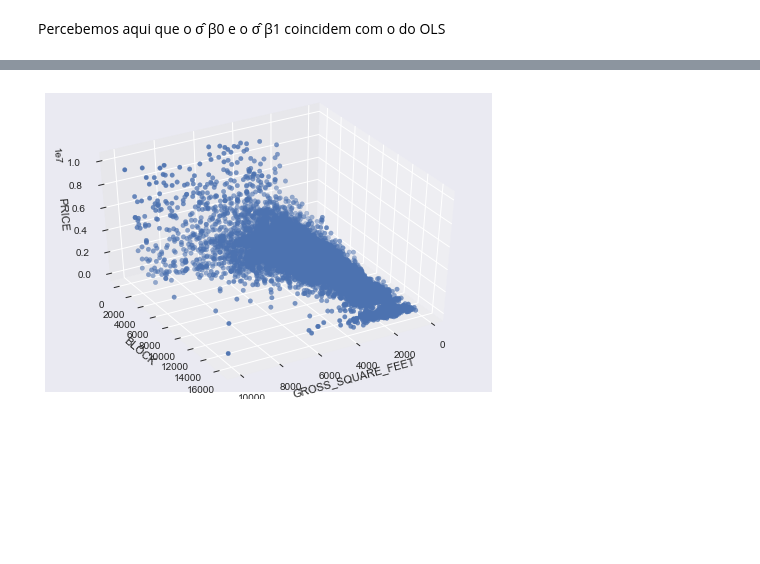
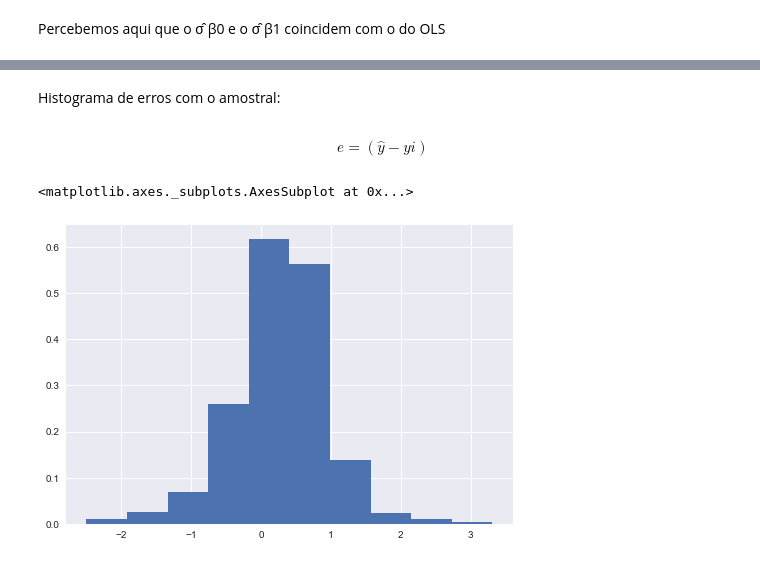
Before and after one commit to AntonioAndraues/Pj3_Ciencia_dos_Dados, a Jupyter notebook: Projeto+3+ (1).ipynb, the cells around one changed output, grey strips where cells are left out. Drawn from its saved outputs; the diff is of its cells as text; code cells hidden in the pictures; blank space fills up the shorter version.

```diff
--- a/Projeto+3+ (1).ipynb
+++ b/Projeto+3+ (1).ipynb
@@ -272,19 +264,25 @@ Percebemos aqui que o σ̂ β0 e o σ̂ β1 coincidem com o do OLS
+# %% [markdown]
+Histograma de erros com o amostral:
+# %% [markdown]
+$$e=(\hat{y}-yi)$$
 # %%
-PO =  m - df4.PRICE
-PO.hist(normed=True)
+E =  (m+b) - df42.PRICE
+E.hist(normed=True)
+# %% [output]
+<matplotlib.axes._subplots.AxesSubplot at 0x...>
+[figure, added]
 # %%
 df = pd.DataFrame()
 @interact(rodar_em_x = (0, 360, 20),rodar_em_y = (0, 360, 20))
 def f(rodar_em_x=40,rodar_em_y=60):
-    df['GSF'] = dados2.GROSS_SQUARE_FEET
-    df['BL'] = dados2.BLOCK
-    df['SP'] = dados2.SALE_PRICE
+    df['GSF'] = dados80.GROSS_SQUARE_FEET*10**3
+    df['BL'] = dados80.BLOCK
+    df['SP'] = np.log(dados80.SALE_PRICE)
     threedee = plt.figure().gca(projection='3d')
-    threedee.scatter(df.GSF, df.BL, df.SP)
+    threedee.scatter(df.GSF, df.BL, df.SP,alpha=0.3)
+    threedee.plot_surface(-2.728e-05, 0.0003, 12.9348)
     threedee.set_xlabel('GROSS_SQUARE_FEET')
     threedee.set_ylabel('BLOCK')
     threedee.set_zlabel('PRICE')
     threedee.view_init(rodar_em_x,rodar_em_y )
     plt.show()
-# %% [output]
-[figure, removed]
```
Also changed, not shown: parts of 22 cells of this notebook.
